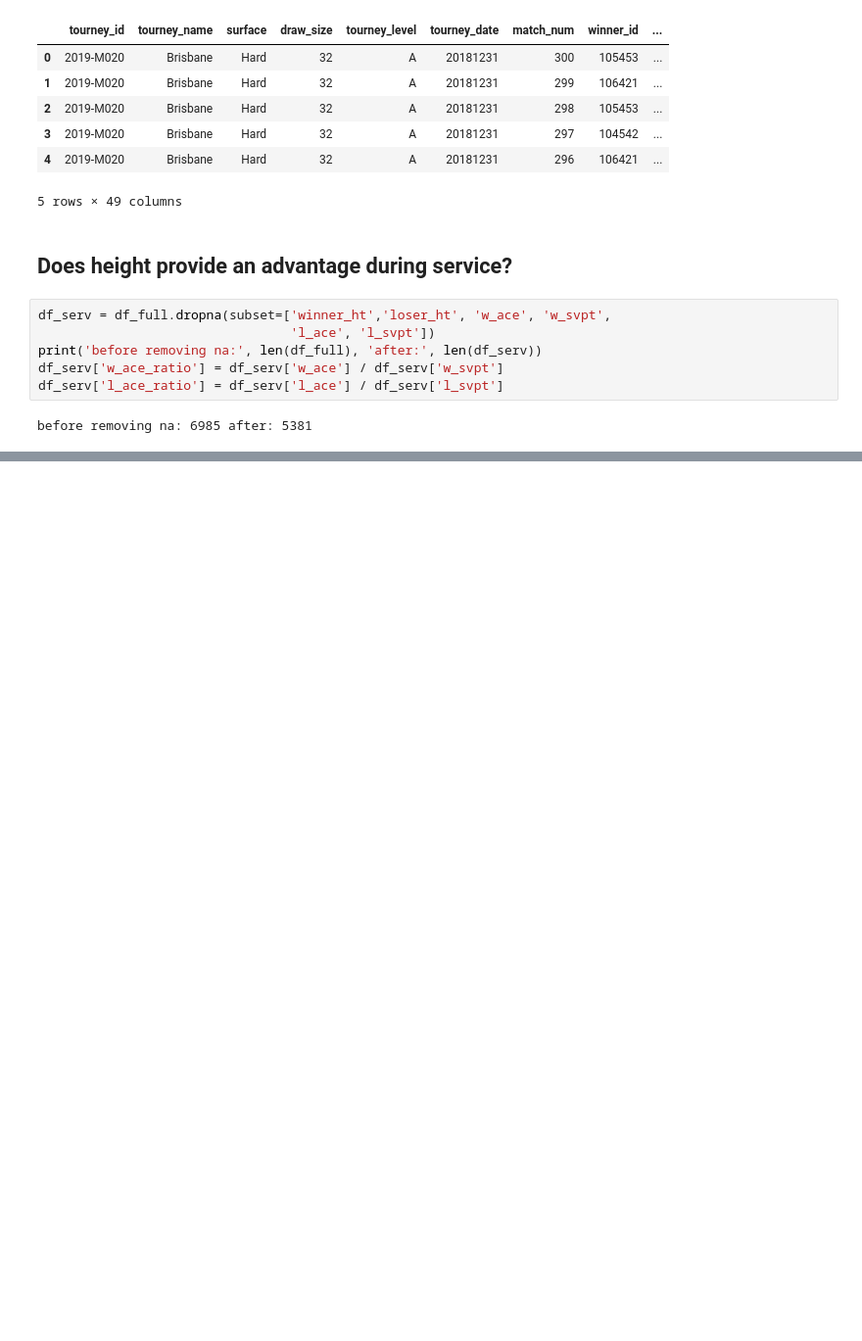
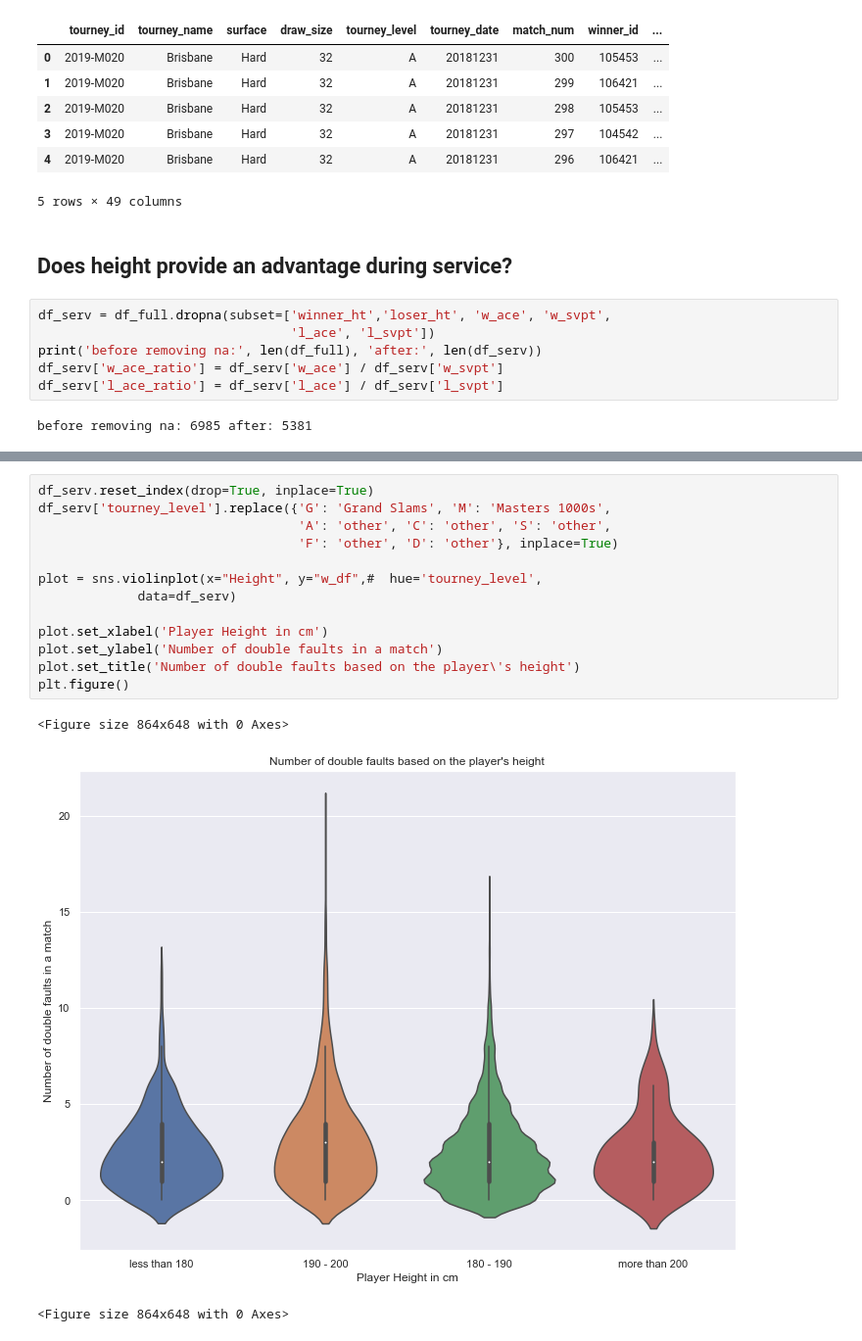
Before and after one commit to BorisBorisov33/Data-Analysis-Group-Project, a Jupyter notebook: analysis.ipynb, the cells around one changed output, grey strips where cells are left out. Shown at 98% size. Saved outputs shown, nothing was run; the diff lists cells and outputs as text; blank space fills up the shorter version.

```diff
--- a/analysis.ipynb
+++ b/analysis.ipynb
@@ -74,3 +122,20 @@ plt.figure()
+# %%
+df_serv.reset_index(drop=True, inplace=True)
+df_serv['tourney_level'].replace({'G': 'Grand Slams', 'M': 'Masters 1000s',
+                                  'A': 'other', 'C': 'other', 'S': 'other',
+                                  'F': 'other', 'D': 'other'}, inplace=True)
+
+plot = sns.violinplot(x="Height", y="w_df",#  hue='tourney_level',
+             data=df_serv)
+
+plot.set_xlabel('Player Height in cm')
+plot.set_ylabel('Number of double faults in a match')
+plot.set_title('Number of double faults based on the player\'s height')
+plt.figure()
+# %% [output]
+<Figure size 864x648 with 0 Axes>
+[figure, added]
+<Figure size 864x648 with 0 Axes>
 # %%
 df_serv.reset_index(drop=True, inplace=True)
 df_serv['tourney_level'].replace({'G': 'Grand Slams', 'M': 'Masters 1000s',
```
Also changed, not shown: parts of 6 cells of this notebook.
